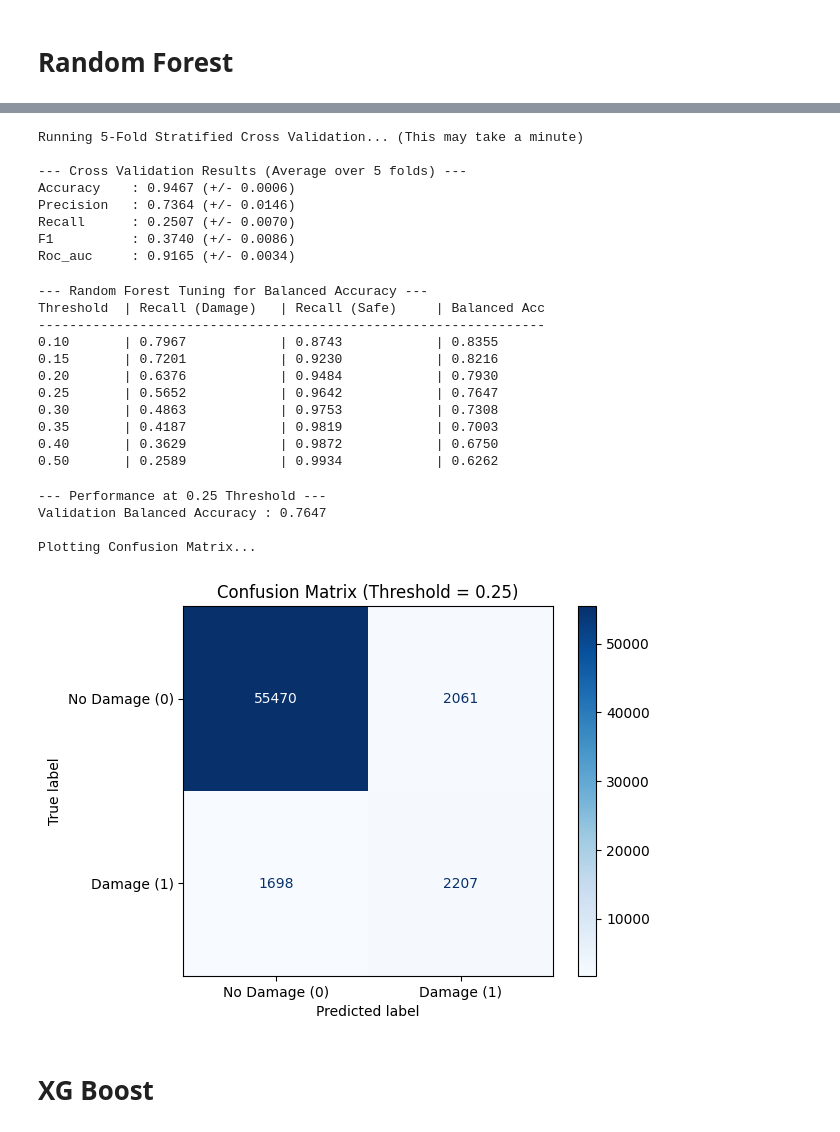
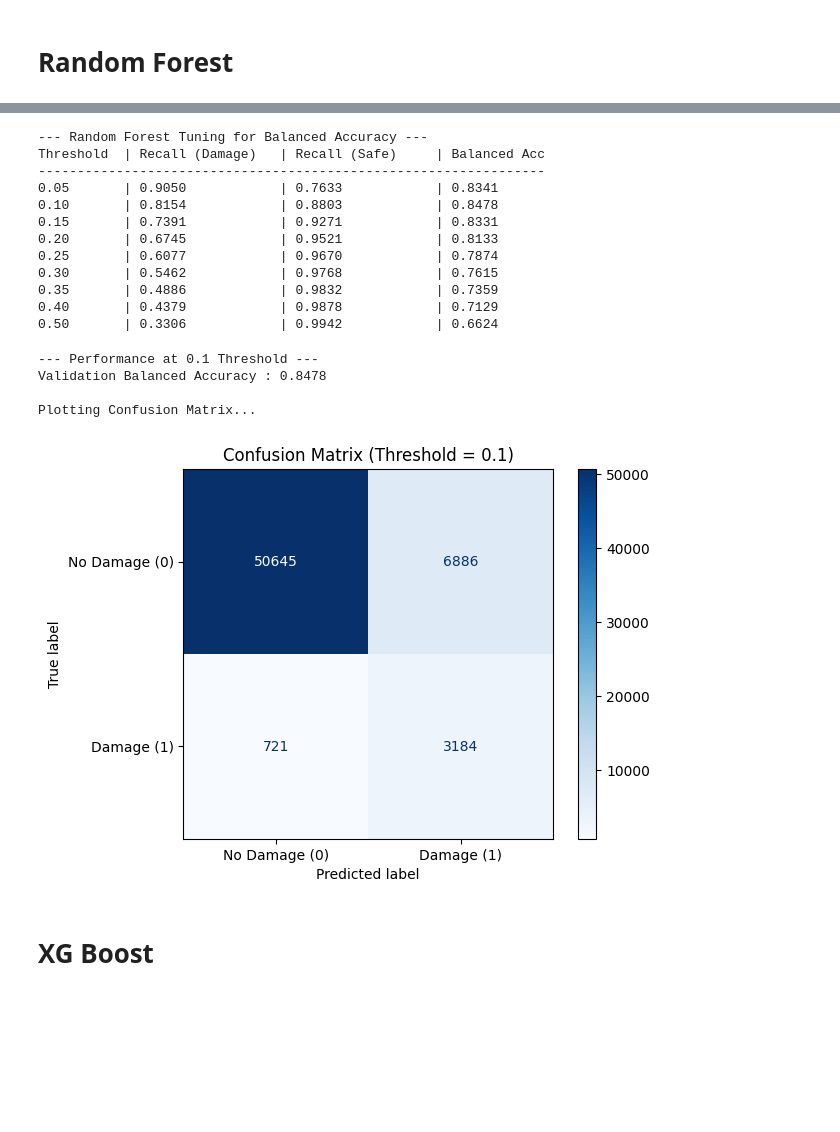
Before and after one commit to DerekTDo/CS-363M-Final-Project, a Jupyter notebook: CS-363M-Final.ipynb, the cells around one changed output, grey strips where cells are left out. Cells and saved outputs as stored; diff of their text form; code cells hidden in the pictures; blank space fills up the shorter version.

```diff
--- a/CS-363M-Final.ipynb
+++ b/CS-363M-Final.ipynb
@@ -134,45 +141,3 @@ weighted avg       0.94      0.95      0.93     61436
-# %%
-from sklearn.model_selection import cross_validate, StratifiedKFold
-import numpy as np
-
-# 1. Define the CV strategy
-# 5 splits is standard. shuffle=True ensures the data is mixed before splitting.
-skf = StratifiedKFold(n_splits=5, shuffle=True, random_state=42)
-
-# 2. Define the metrics we want to track
-# We track multiple metrics because Accuracy alone is misleading on imbalanced data
-scoring_metrics = ['accuracy', 'precision', 'recall', 'f1', 'roc_auc']
-
-# 3. Run the cross-validation!
-# We use the full processed training set (X_train_processed) and let CV handle the splitting
-print("Running 5-Fold Stratified Cross Validation... (This may take a minute)")
-cv_results = cross_validate(
-    rf_model,
-    X_train_processed,
-    y_train,
-    cv=skf,
-    scoring=scoring_metrics,
-    n_jobs=-1 # Uses all your CPU cores to speed this up
-)
-
-# 4. Print the results clearly
-print("\n--- Cross Validation Results (Average over 5 folds) ---")
-for metric in scoring_metrics:
-    mean_score = np.mean(cv_results[f'test_{metric}'])
-    std_score = np.std(cv_results[f'test_{metric}'])
-
-    # We print the mean score, plus or minus the standard deviation
-    # to see how stable the model is across different folds
-    print(f"{metric.capitalize():<12}: {mean_score:.4f} (+/- {std_score:.4f})")
-# %% [output]
-Running 5-Fold Stratified Cross Validation... (This may take a minute)
-
---- Cross Validation Results (Average over 5 folds) ---
-Accuracy    : 0.9467 (+/- 0.0006)
-Precision   : 0.7364 (+/- 0.0146)
-Recall      : 0.2507 (+/- 0.0070)
-F1          : 0.3740 (+/- 0.0086)
-Roc_auc     : 0.9165 (+/- 0.0034)
 # %%
 from sklearn.metrics import balanced_accuracy_score, recall_score
 
@@ -183,7 +148,7 @@ y_probs_local = rf_model.predict_proba(X_val_local)[:, 1]
 # 2. Define a list of thresholds to test
 # We'll stick to the lower end since Random Forest without scale_pos_weight
 # naturally outputs lower probabilities for the rare class.
-thresholds = [0.10, 0.15, 0.20, 0.25, 0.30, 0.35, 0.40, 0.50]
+thresholds = [0.05, 0.10, 0.15, 0.20, 0.25, 0.30, 0.35, 0.40, 0.50]
 
 print("--- Random Forest Tuning for Balanced Accuracy ---")
 print(f"{'Threshold':<10} | {'Recall (Damage)':<17} | {'Recall (Safe)':<17} | {'Balanced Acc':<15}")
@@ -208,43 +173,44 @@ for t in thresholds:
 --- Random Forest Tuning for Balanced Accuracy ---
 Threshold  | Recall (Damage)   | Recall (Safe)     | Balanced Acc
 -----------------------------------------------------------------
-0.10       | 0.7967            | 0.8743            | 0.8355
-0.15       | 0.7201            | 0.9230            | 0.8216
-0.20       | 0.6376            | 0.9484            | 0.7930
-0.25       | 0.5652            | 0.9642            | 0.7647
-0.30       | 0.4863            | 0.9753            | 0.7308
-0.35       | 0.4187            | 0.9819            | 0.7003
-0.40       | 0.3629            | 0.9872            | 0.6750
-0.50       | 0.2589            | 0.9934            | 0.6262
+0.05       | 0.9050            | 0.7633            | 0.8341
+0.10       | 0.8154            | 0.8803            | 0.8478
+0.15       | 0.7391            | 0.9271            | 0.8331
+0.20       | 0.6745            | 0.9521            | 0.8133
+0.25       | 0.6077            | 0.9670            | 0.7874
+0.30       | 0.5462            | 0.9768            | 0.7615
+0.35       | 0.4886            | 0.9832            | 0.7359
+0.40       | 0.4379            | 0.9878            | 0.7129
+0.50       | 0.3306            | 0.9942            | 0.6624
 # %%
 from sklearn.metrics import balanced_accuracy_score, ConfusionMatrixDisplay
 import matplotlib.pyplot as plt
 
 # 1. Re-calculate predictions for the 0.25 threshold
-optimal_threshold = 0.25
+optimal_threshold = 0.1
 y_pred_optimal = (y_probs_local >= optimal_threshold).astype(int)
 
 # 2. Calculate the new Balanced Accuracy
 new_balanced_accuracy = balanced_accuracy_score(y_val_local, y_pred_optimal)
 print(f"--- Performance at {optimal_threshold} Threshold ---")
 print(f"Validation Balanced Accuracy : {new_balanced_accuracy:.4f}")
 
 # 3. Display the Confusion Matrix to see the real-world impact
 print("\nPlotting Confusion Matrix...")
 ConfusionMatrixDisplay.from_predictions(
     y_val_local,
     y_pred_optimal,
     display_labels=['No Damage (0)', 'Damage (1)'],
     cmap='Blues'
 )
 plt.title(f"Confusion Matrix (Threshold = {optimal_threshold})")
 plt.show()
 # %% [output]
---- Performance at 0.25 Threshold ---
-Validation Balanced Accuracy : 0.7647
+--- Performance at 0.1 Threshold ---
+Validation Balanced Accuracy : 0.8478
 
 Plotting Confusion Matrix...
-[figure, old version]
+[figure, new version]
 # %% [markdown]
 # XG Boost
 # %%
```
Also changed, not shown: parts of 7 cells of this notebook, 1 other file.
